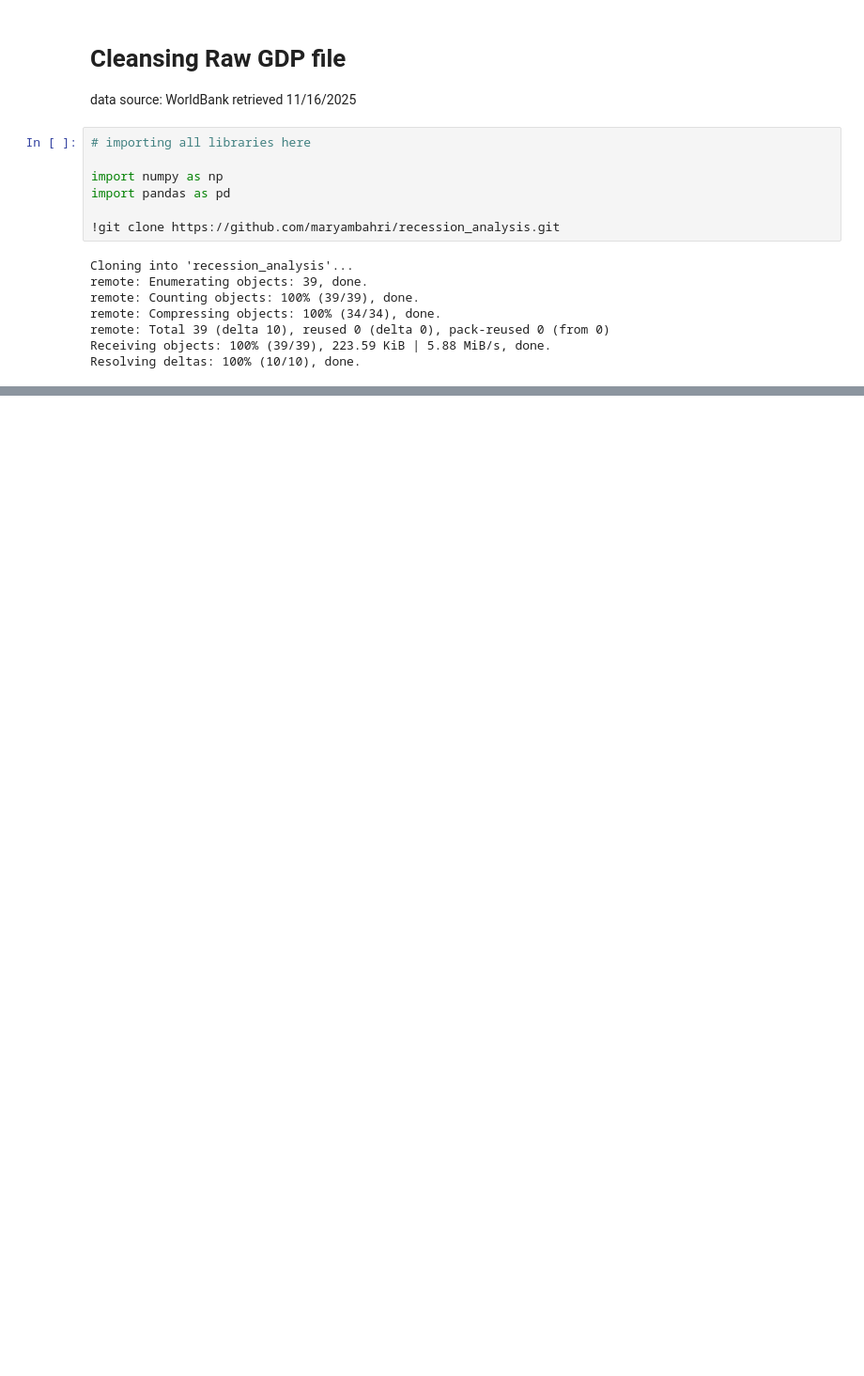
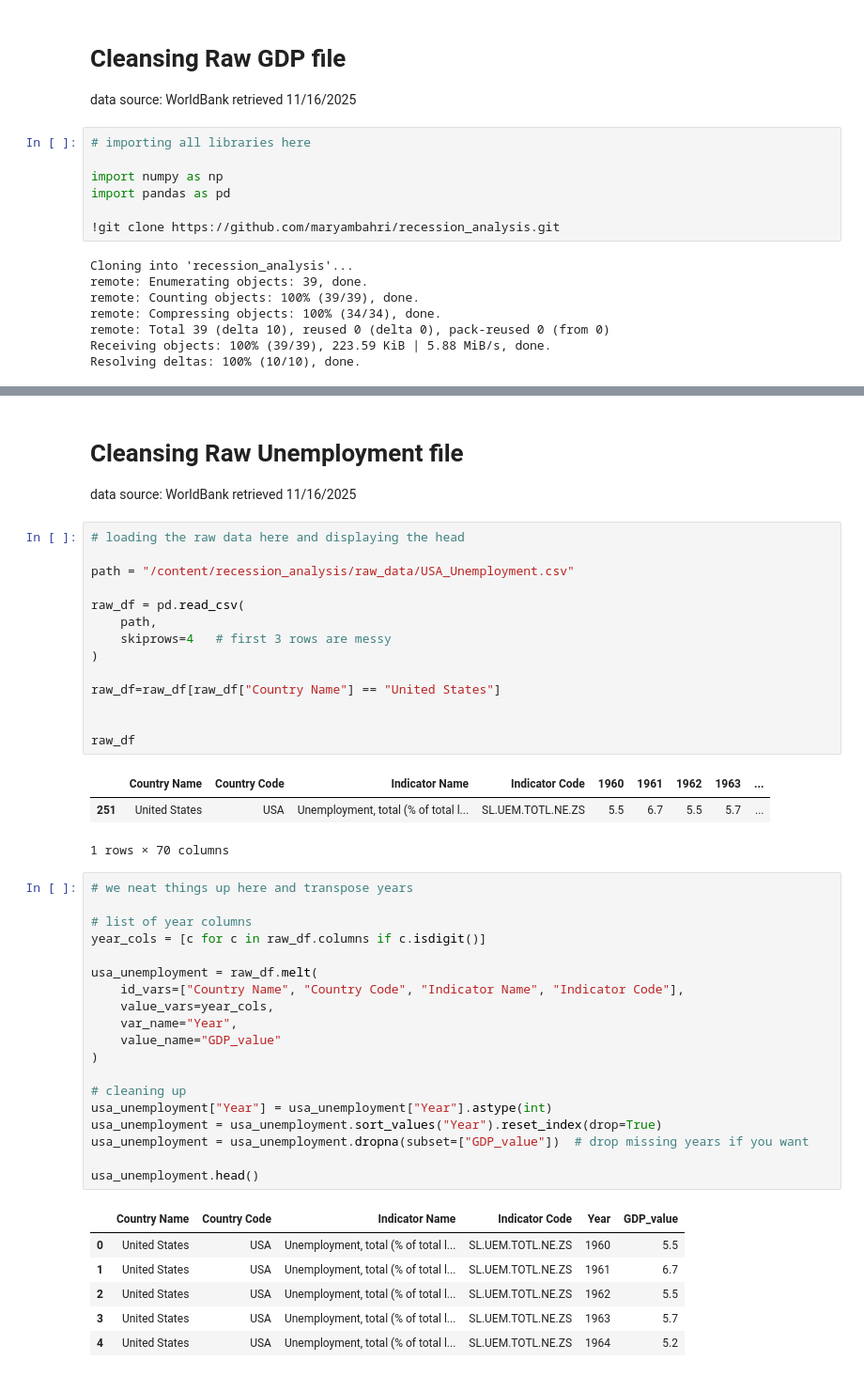
Before and after one commit to maryambahri/recession_analysis, a Jupyter notebook: scripts/Cleanse_GDP.ipynb, the cells around one changed output, grey strips where cells are left out. Shown: that part at 94% size. Cells and saved outputs as stored; diff of their text form; blank space fills up the shorter version.

```diff
--- a/scripts/Cleanse_GDP.ipynb
+++ b/scripts/Cleanse_GDP.ipynb
@@ -22,0 +67,49 @@ Resolving deltas: 100% (10/10), done.
+# %% [markdown]
+# **Cleansing Raw Unemployment file**
+
+data source: WorldBank
+retrieved 11/16/2025
+# %%
+# loading the raw data here and displaying the head
+
+path = "/content/recession_analysis/raw_data/USA_Unemployment.csv"
+
+raw_df = pd.read_csv(
+    path,
+    skiprows=4   # first 3 rows are messy
+)
+
+raw_df=raw_df[raw_df["Country Name"] == "United States"]
+
+
+raw_df
+# %% [output]
+|  | Country Name | Country Code | Indicator Name | Indicator Code | 1960 | 1961 | 1962 | 1963 | ... |
+| 251 | United States | USA | Unemployment, total (% of total l... | SL.UEM.TOTL.NE.ZS | 5.5 | 6.7 | 5.5 | 5.7 | ... |
+1 rows × 70 columns
+# %%
+# we neat things up here and transpose years
+
+# list of year columns
+year_cols = [c for c in raw_df.columns if c.isdigit()]
+
+usa_unemployment = raw_df.melt(
+    id_vars=["Country Name", "Country Code", "Indicator Name", "Indicator Code"],
+    value_vars=year_cols,
+    var_name="Year",
+    value_name="GDP_value"
+)
+
+# cleaning up
+usa_unemployment["Year"] = usa_unemployment["Year"].astype(int)
+usa_unemployment = usa_unemployment.sort_values("Year").reset_index(drop=True)
+usa_unemployment = usa_unemployment.dropna(subset=["GDP_value"])  # drop missing years if you want
+
+usa_unemployment.head()
+# %% [output]
+|  | Country Name | Country Code | Indicator Name | Indicator Code | Year | GDP_value |
+| 0 | United States | USA | Unemployment, total (% of total l... | SL.UEM.TOTL.NE.ZS | 1960 | 5.5 |
+| 1 | United States | USA | Unemployment, total (% of total l... | SL.UEM.TOTL.NE.ZS | 1961 | 6.7 |
+| 2 | United States | USA | Unemployment, total (% of total l... | SL.UEM.TOTL.NE.ZS | 1962 | 5.5 |
+| 3 | United States | USA | Unemployment, total (% of total l... | SL.UEM.TOTL.NE.ZS | 1963 | 5.7 |
+| 4 | United States | USA | Unemployment, total (% of total l... | SL.UEM.TOTL.NE.ZS | 1964 | 5.2 |
```
Also changed, not shown: parts of 15 cells of this notebook.
